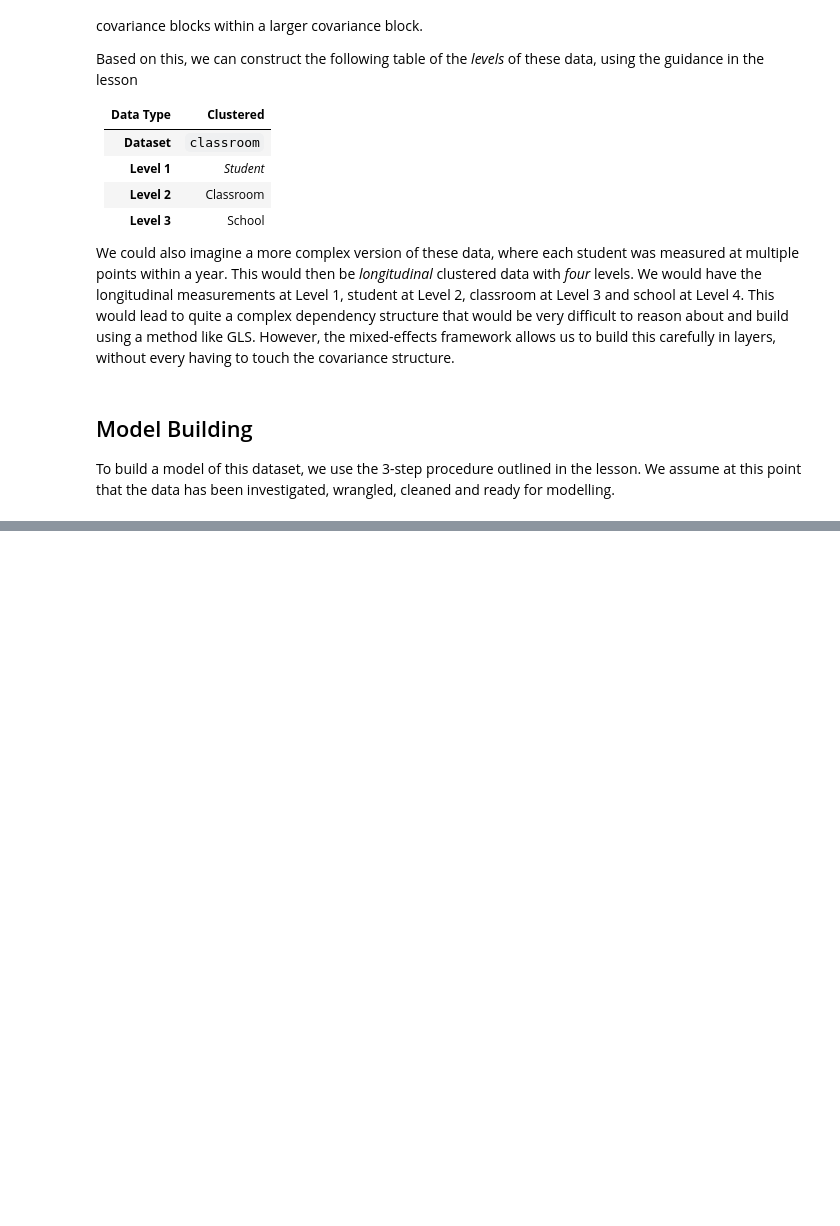
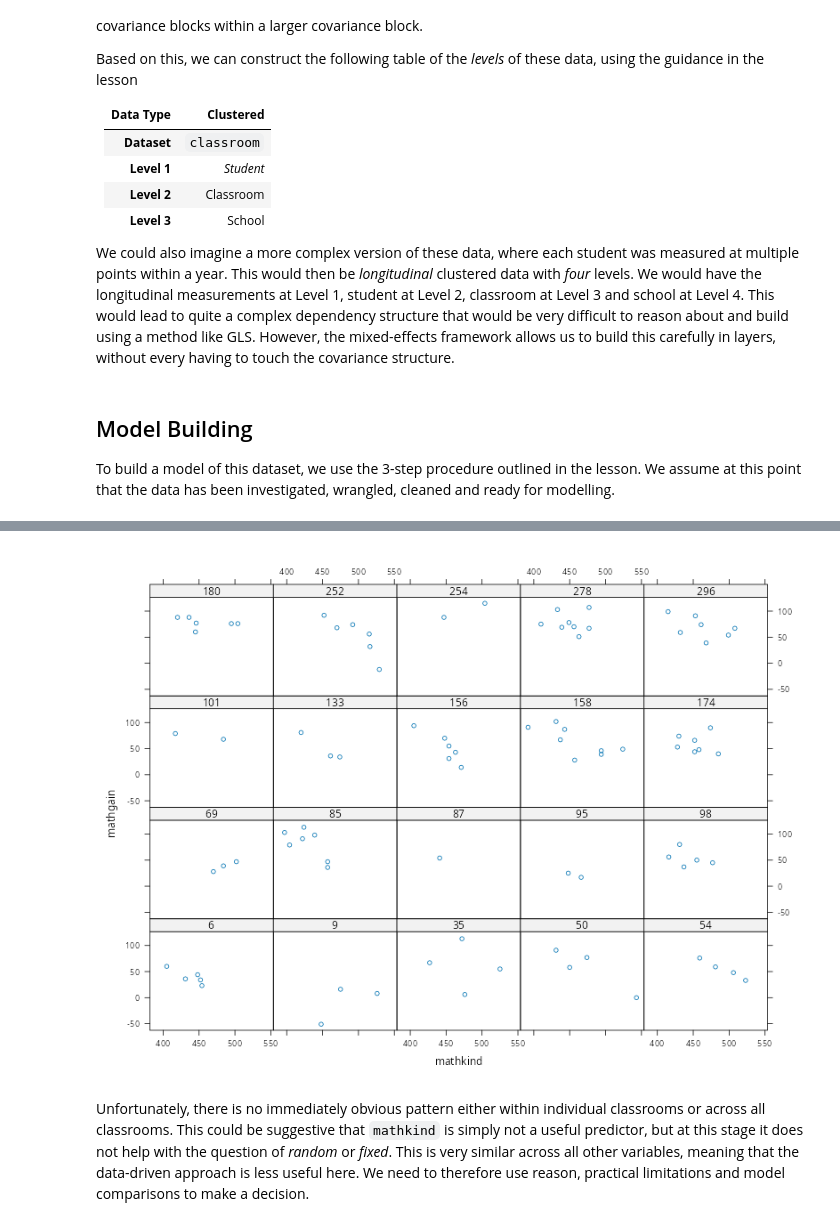
Before and after one commit to PCHN63112-Mixed-Models/mixed-effects-advanced, a Jupyter notebook: _build/jupyter_execute/workshops/school-workshop.ipynb, the cells around one changed output, grey strips where cells are left out. Saved outputs shown, nothing was run; the diff lists cells and outputs as text; code cells hidden in the pictures; blank space fills up the shorter version.

```diff
--- a/_build/jupyter_execute/workshops/school-workshop.ipynb
+++ b/_build/jupyter_execute/workshops/school-workshop.ipynb
@@ -195,0 +253,9 @@ We can now reason more carefully about all these terms.
+# %%
+xyplot(mathgain ~ mathkind | classid,              # x-axis=mathkind, panels=classroom
+  data = subset(classroom, classid %in% keep.IDs), # only random class IDs
+  type = "p",                                      # points (not joined)
+)
+# %% [output]
+[figure, added]
+# %% [markdown]
+Unfortunately, there is no immediately obvious pattern either within individual classrooms or across all classrooms. This could be suggestive that `mathkind` is simply not a useful predictor, but at this stage it does not help with the question of *random* or *fixed*. This is very similar across all other variables, meaning that the data-driven approach is less useful here. We need to therefore use reason, practical limitations and model comparisons to make a decision.
```
Also changed, not shown: parts of 19 cells of this notebook, 12 other files.
